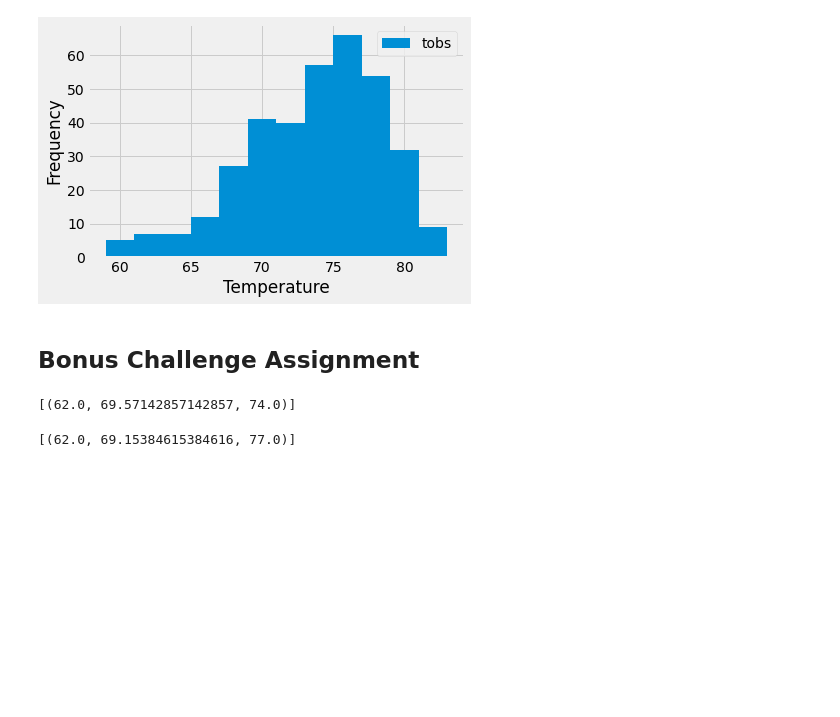
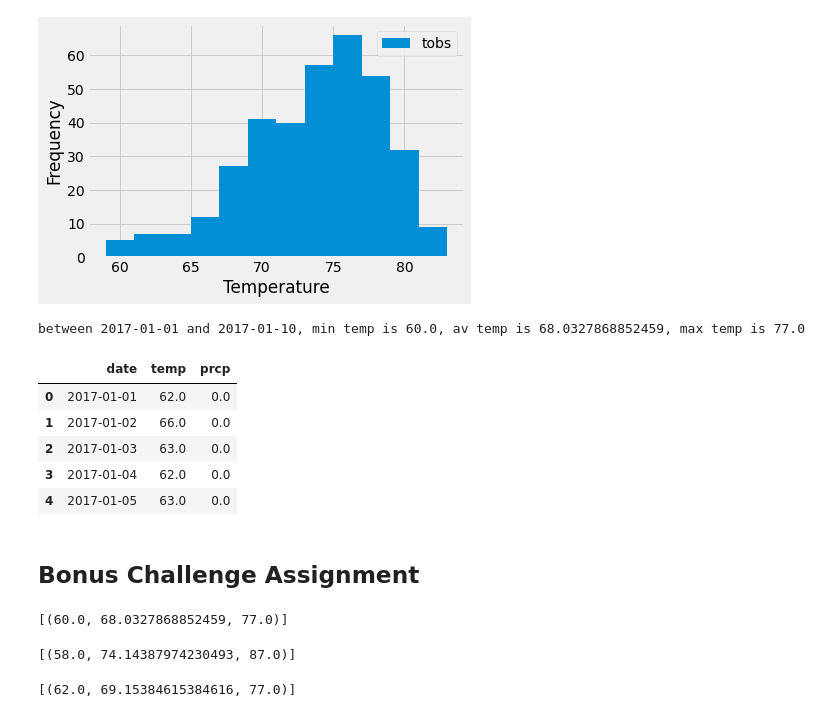
Before and after one commit to davidsalim86/sqlalchemy-challenge, a Jupyter notebook: climate_analysis.ipynb, the cells around one changed output. Cells and saved outputs as stored; diff of their text form; code cells hidden in the pictures; blank space fills up the shorter version.

```diff
--- a/climate_analysis.ipynb
+++ b/climate_analysis.ipynb
@@ -208,6 +222,35 @@ plt.show()
 ('USC00517948', 1372)
 ('USC00518838', 511)
 [figure]
+# %%
+# Choose a start date and end date for your trip. Make sure that your vacation range is approximately 3-15 days total.
+
+start_date = dt.date (2017,1,1)
+end_date = dt.date (2017,1,10)
+
+# create dataframe for daily temp and prcp between start date and end date
+weather = session.query(Measurement.date, Measurement.tobs, Measurement.prcp).\
+    filter(func.strftime("%Y-%m-%d", Measurement.date) >= start_date).filter(func.strftime("%Y-%m-%d", Measurement.date) <= end_date).all()
+
+weather_df = pd.DataFrame(weather, columns= ("date", "temp", "prcp"))
+
+# calculate min, av, max temp between start date and end date
+weather2 = session.query(func.min(Measurement.tobs), func.avg(Measurement.tobs), func.max(Measurement.tobs)).\
+    filter(func.strftime("%Y-%m-%d", Measurement.date) >= start_date).filter(func.strftime("%Y-%m-%d", Measurement.date) <= end_date).all()
+
+weather_list2 = list(np.ravel(weather2))
+
+# display result
+print(f"between {start_date} and {end_date}, min temp is {weather_list2[0]}, av temp is {weather_list2[1]}, max temp is {weather_list2[2]}")
+weather_df.head()
+# %% [output]
+between 2017-01-01 and 2017-01-10, min temp is 60.0, av temp is 68.0327868852459, max temp is 77.0
+|  | date | temp | prcp |
+| 0 | 2017-01-01 | 62.0 | 0.0 |
+| 1 | 2017-01-02 | 66.0 | 0.0 |
+| 2 | 2017-01-03 | 63.0 | 0.0 |
+| 3 | 2017-01-04 | 62.0 | 0.0 |
+| 4 | 2017-01-05 | 63.0 | 0.0 |
 # %% [markdown]
 ## Bonus Challenge Assignment
 # %%
@@ -228,9 +271,30 @@ def calc_temps(start_date, end_date):
         filter(Measurement.date >= start_date).filter(Measurement.date <= end_date).all()
 
 # function usage example
-print(calc_temps('2012-02-28', '2012-03-05'))
+print(calc_temps('2017-01-01', '2017-01-10'))
 # %% [output]
-[(62.0, 69.57142857142857, 74.0)]
+[(60.0, 68.0327868852459, 77.0)]
+# %%
+# This function called `calc_temps` will accept start date and end date in the format '%Y-%m-%d'
+# and return the minimum, average, and maximum temperatures for that range of dates
+def calc_temps(start_date):
+    """TMIN, TAVG, and TMAX for a list of dates.
+
+    Args:
+        start_date (string): A date string in the format %Y-%m-%d
+        end_date (string): A date string in the format %Y-%m-%d
+
+    Returns:
+        TMIN, TAVE, and TMAX
+    """
+
+    return session.query(func.min(Measurement.tobs), func.avg(Measurement.tobs), func.max(Measurement.tobs)).\
+        filter(Measurement.date >= start_date).all()
+
+# function usage example
+print(calc_temps('2017-01-01'))
+# %% [output]
+[(58.0, 74.14387974230493, 87.0)]
 # %%
 # Use your previous function `calc_temps` to calculate the tmin, tavg, and tmax
 # for your trip using the previous year's data for those same dates.
```
Also changed, not shown: parts of 11 cells of this notebook, 1 other file.
